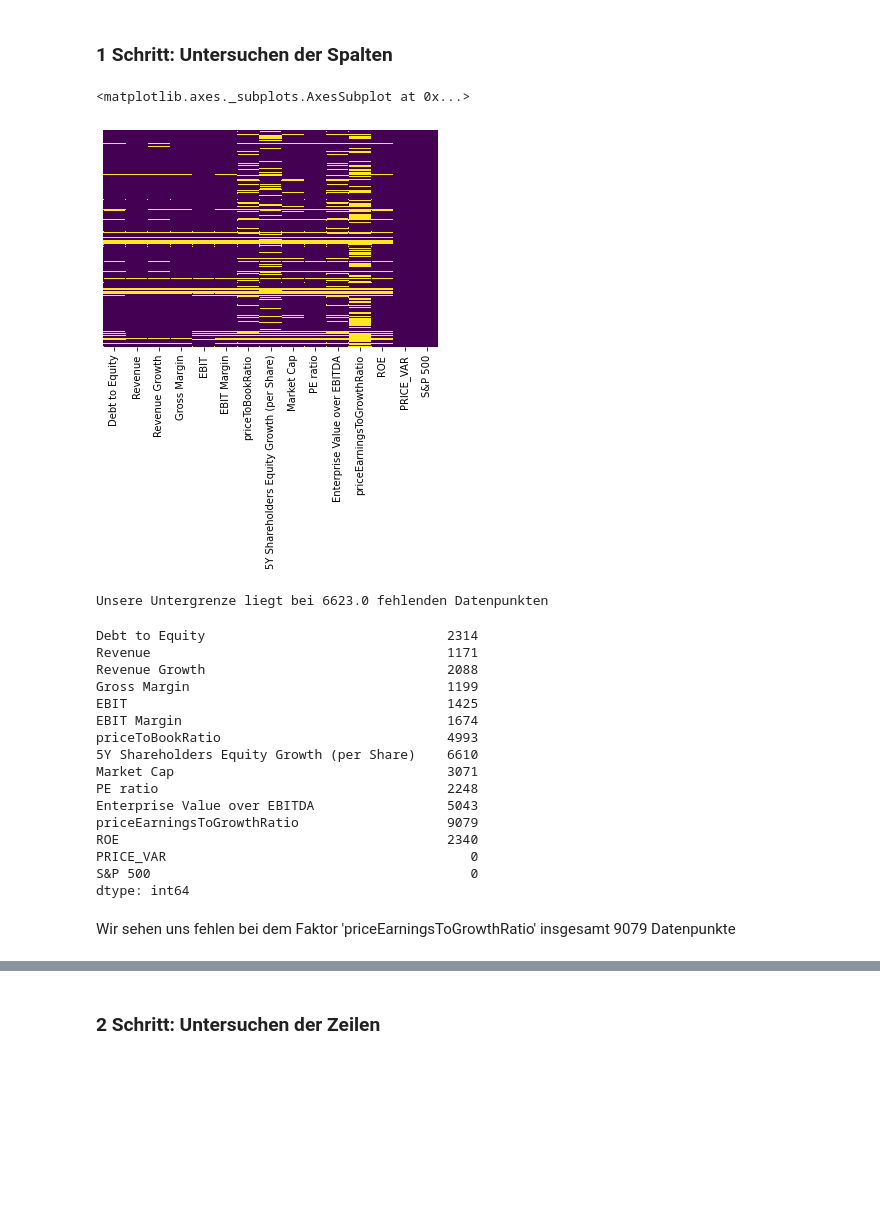
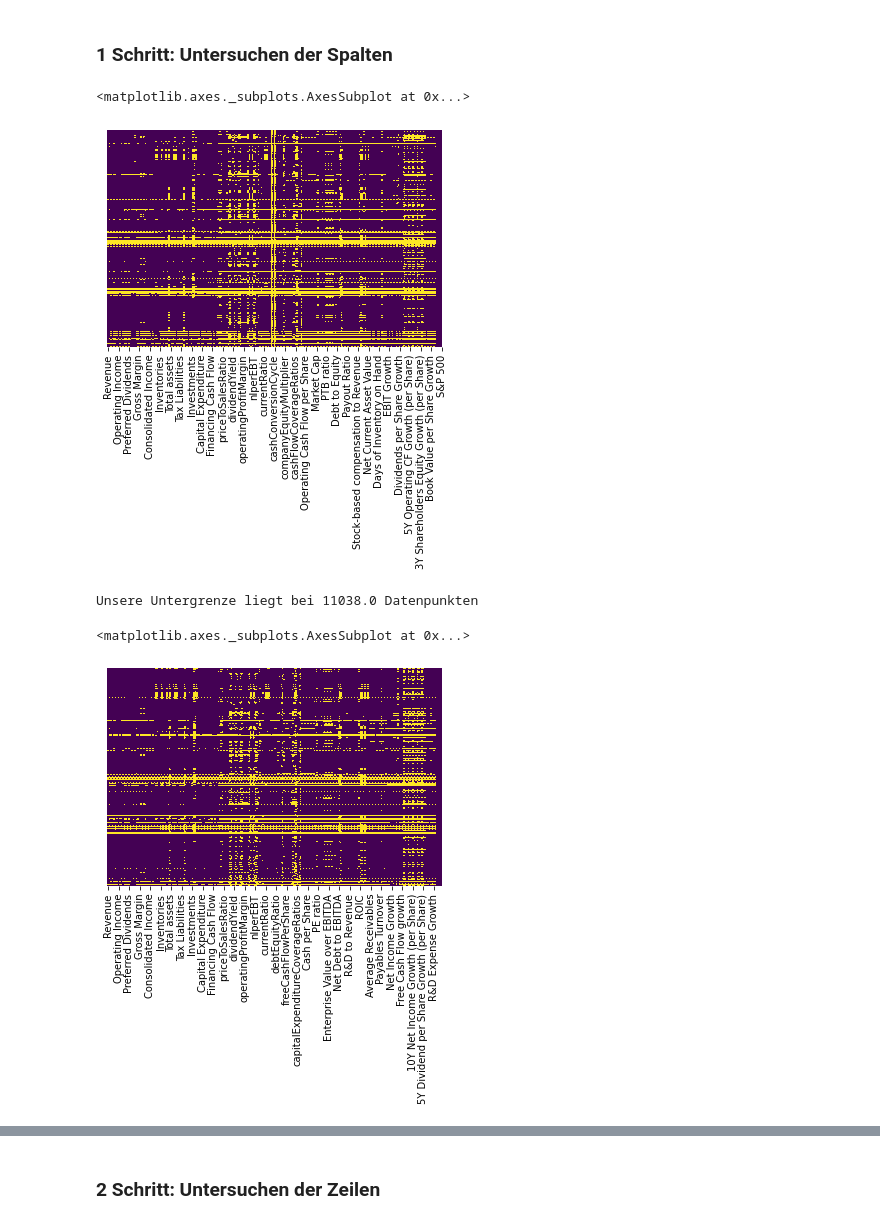
Before and after one commit to lonyty/MachineLearning, a Jupyter notebook: Data Cleaning.ipynb, the cells around one changed output, grey strips where cells are left out. Cells and saved outputs as stored; diff of their text form; code cells hidden in the pictures; blank space fills up the shorter version.

```diff
--- a/Data Cleaning.ipynb
+++ b/Data Cleaning.ipynb
@@ -203,36 +111,15 @@ Wir sehen dass unser Datensatz verschiedene Probleme mit sich bringt die wir gen
 # %% [markdown]
 ### 1 Schritt: Untersuchen der Spalten
 # %%
-sns.heatmap(dfn.isnull(), yticklabels=False, cbar=False,cmap='viridis')
+sns.heatmap(df.isnull(), yticklabels=False, cbar=False,cmap='viridis')
 # %% [output]
 <matplotlib.axes._subplots.AxesSubplot at 0x...>
-[figure, old version]
+[figure, new version]
 # %%
 # Unser Threshhold wieviele Werte unsere Features mindestens mitbringen sollten.
-# Wir wollen mindestens 70% der Datenpunkte für unsere Features.
+# Wir wollen mindestens 50% der Datenpunkte für unsere Features.
 
-Threshhold = 22077*(1-0.7)
-print('Unsere Untergrenze liegt bei', round(Threshhold, 0), 'fehlenden Datenpunkten')
+Threshhold = 22077*(0.5)
+print('Unsere Untergrenze liegt bei', round(Threshhold, 0), 'Datenpunkten')
 # %% [output]
-Unsere Untergrenze liegt bei 6623.0 fehlenden Datenpunkten
+Unsere Untergrenze liegt bei 11038.0 Datenpunkten
-# %%
-dfn.isna().sum()
-# %% [output]
-Debt to Equity                               2314
-Revenue                                      1171
-Revenue Growth                               2088
-Gross Margin                                 1199
-EBIT                                         1425
-EBIT Margin                                  1674
-priceToBookRatio                             4993
-5Y Shareholders Equity Growth (per Share)    6610
-Market Cap                                   3071
-PE ratio                                     2248
-Enterprise Value over EBITDA                 5043
-priceEarningsToGrowthRatio                   9079
-ROE                                          2340
-PRICE_VAR                                       0
-S&P 500                                         0
-dtype: int64
-# %% [markdown]
-Wir sehen uns fehlen bei dem Faktor 'priceEarningsToGrowthRatio' insgesamt 9079 Datenpunkte
@@ -240,0 +128,5 @@ dfn = dfn.drop(['priceEarningsToGrowthRatio'], axis=1)
+# %%
+sns.heatmap(df.isnull(), yticklabels=False, cbar=False,cmap='viridis')
+# %% [output]
+<matplotlib.axes._subplots.AxesSubplot at 0x...>
+[figure, added]
```
Also changed, not shown: parts of 42 cells of this notebook.
